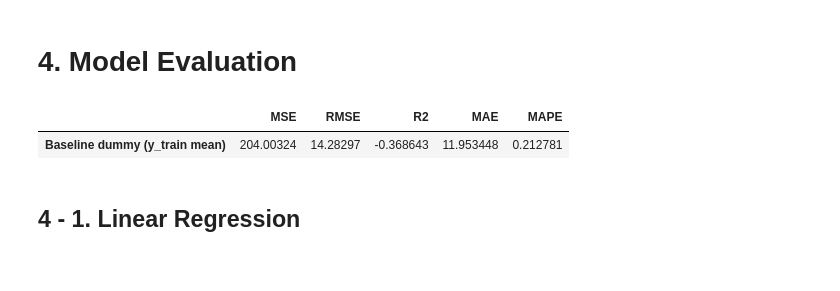
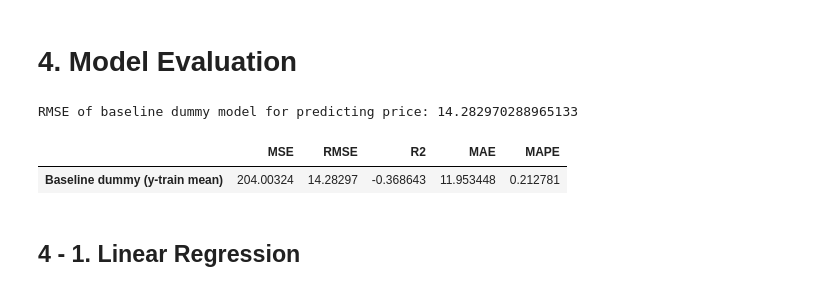
Before and after one commit to MDS-Mountain-Club/MDS_ML_Project, a Jupyter notebook: Group Write-Up (Mountain Club).ipynb, the cells around one changed output. Drawn from its saved outputs; the diff is of its cells as text; code cells hidden in the pictures.

```diff
--- a/Group Write-Up (Mountain Club).ipynb
+++ b/Group Write-Up (Mountain Club).ipynb
@@ -232,18 +232,20 @@ y_price_test_scaled = scaler_y.fit_transform(y_price_test.values.reshape(-1, 1))
 # %%
 # Setup model evaluation dictionary, use with function `add_model_eval`
 model_eval = dict()
 
 # Baseline "dummy" prediction based on y-train mean
 dummy_model = DummyRegressor(strategy='mean')
 dummy_model.fit(X_train_scaled, y_price_train)
 y_pred_dummy = dummy_model.predict(X_test_scaled)
 
-# Calculate Test MSE etc.
-model_eval = add_model_eval(model_eval, 'Baseline dummy (y_train mean)', y_price_test, y_pred_dummy)
+# Calculate Test RMSE etc.
+print("RMSE of baseline dummy model for predicting price:", root_mean_squared_error(y_price_test, y_pred_dummy))
+model_eval = add_model_eval(model_eval, 'Baseline dummy (y-train mean)', y_price_test, y_pred_dummy)
 pd.DataFrame(model_eval).T
 # %% [output]
+RMSE of baseline dummy model for predicting price: 14.282970288965133
 |  | MSE | RMSE | R2 | MAE | MAPE |
-| Baseline dummy (y_train mean) | 204.00324 | 14.28297 | -0.368643 | 11.953448 | 0.212781 |
+| Baseline dummy (y-train mean) | 204.00324 | 14.28297 | -0.368643 | 11.953448 | 0.212781 |
 # %% [markdown]
 ## 4 - 1. Linear Regression
 # %% [markdown]
```
Also changed, not shown: parts of 21 cells of this notebook.
